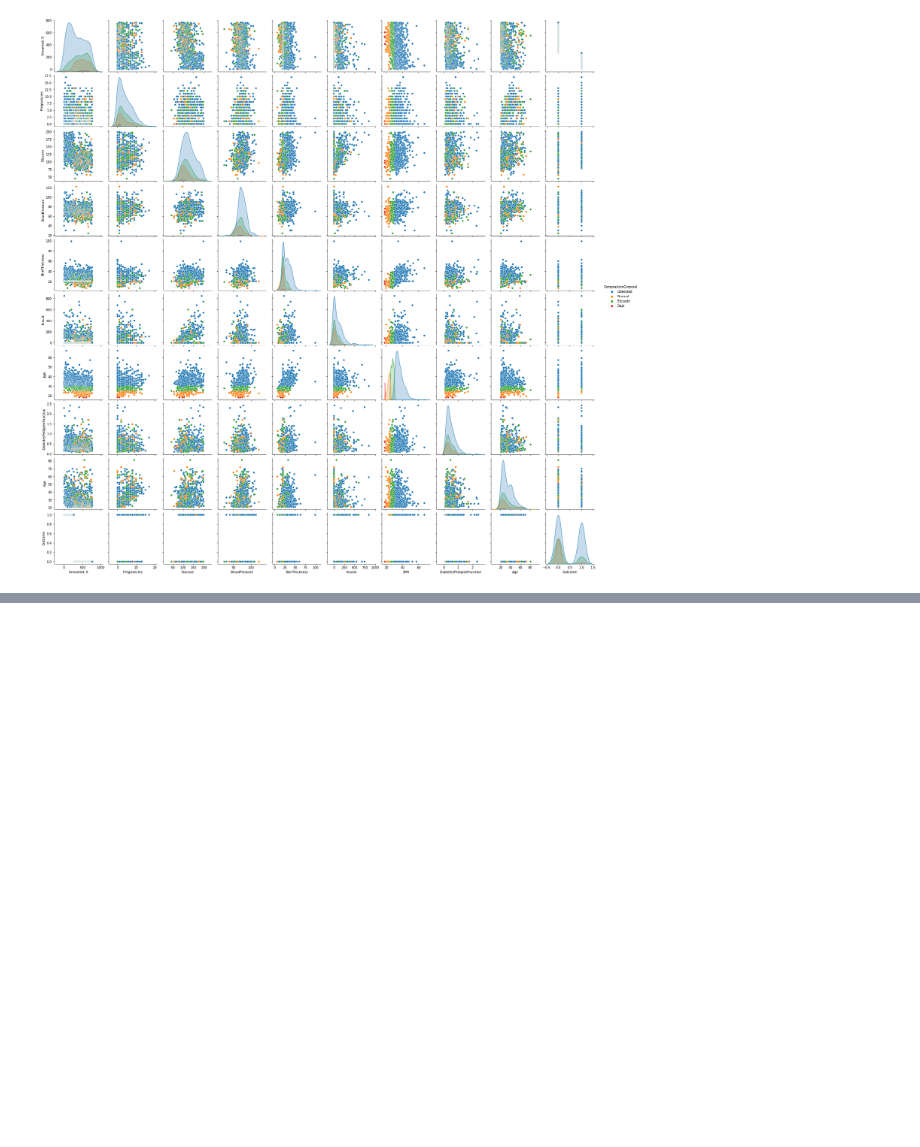
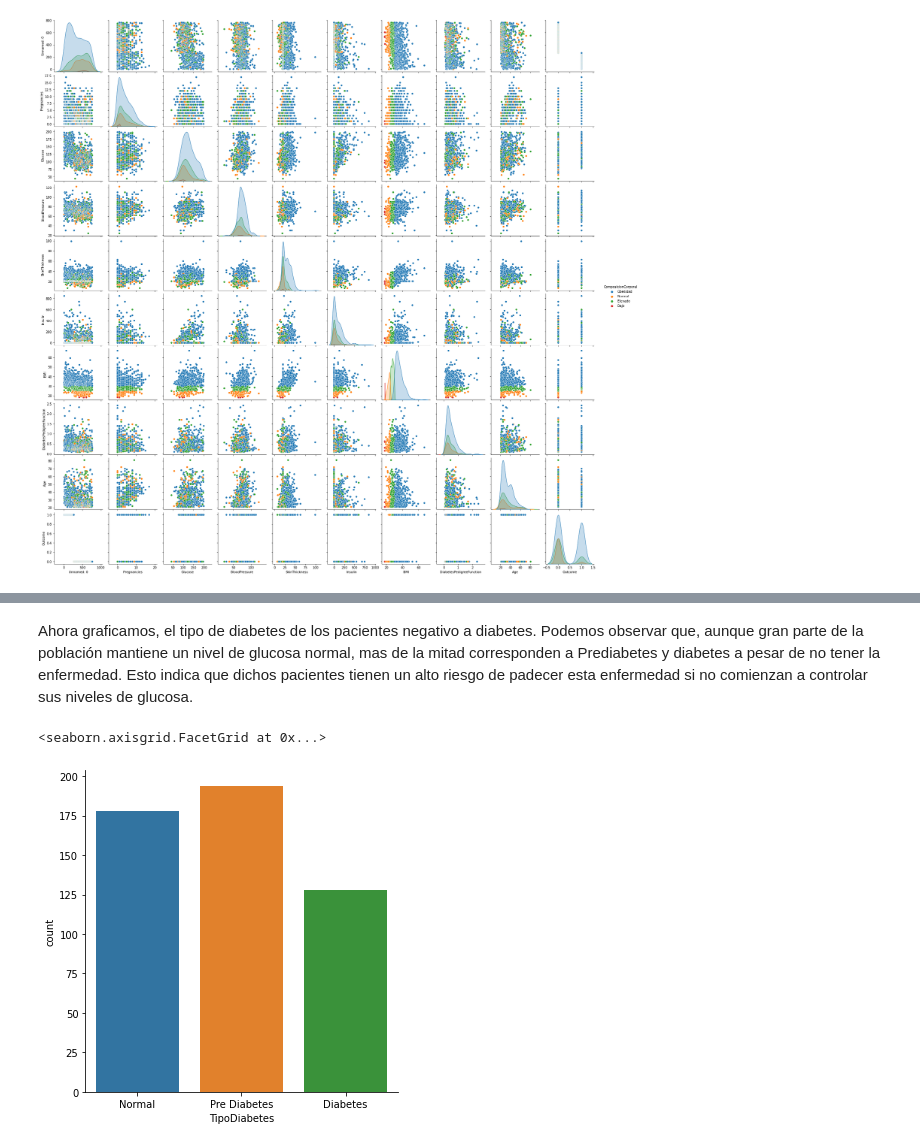
Before and after one commit to emilianolel/Proyecto_BEDU_Equipo_5, a Jupyter notebook: Proyecto.ipynb, the cells around one changed output, grey strips where cells are left out. Drawn from its saved outputs; the diff is of its cells as text; code cells hidden in the pictures; blank space fills up the shorter version.

```diff
--- a/Proyecto.ipynb
+++ b/Proyecto.ipynb
@@ -386,0 +487,7 @@ sns.pairplot(diabetes_df, hue = 'Outcome')
+# %% [markdown]
+Ahora graficamos, el tipo de diabetes de los pacientes negativo a diabetes. Podemos observar que, aunque gran parte de la población mantiene un nivel de glucosa normal, mas de la mitad corresponden a Prediabetes y diabetes a pesar de no tener la enfermedad. Esto indica que dichos pacientes tienen un alto riesgo de padecer esta enfermedad si no comienzan a controlar sus niveles de glucosa.
+# %%
+sns.catplot("TipoDiabetes", data=diabetes_negado_df, kind = "count",order=["Normal","Pre Diabetes","Diabetes"])
+# %% [output]
+<seaborn.axisgrid.FacetGrid at 0x...>
+[figure, added]
```
Also changed, not shown: parts of 34 cells of this notebook.
